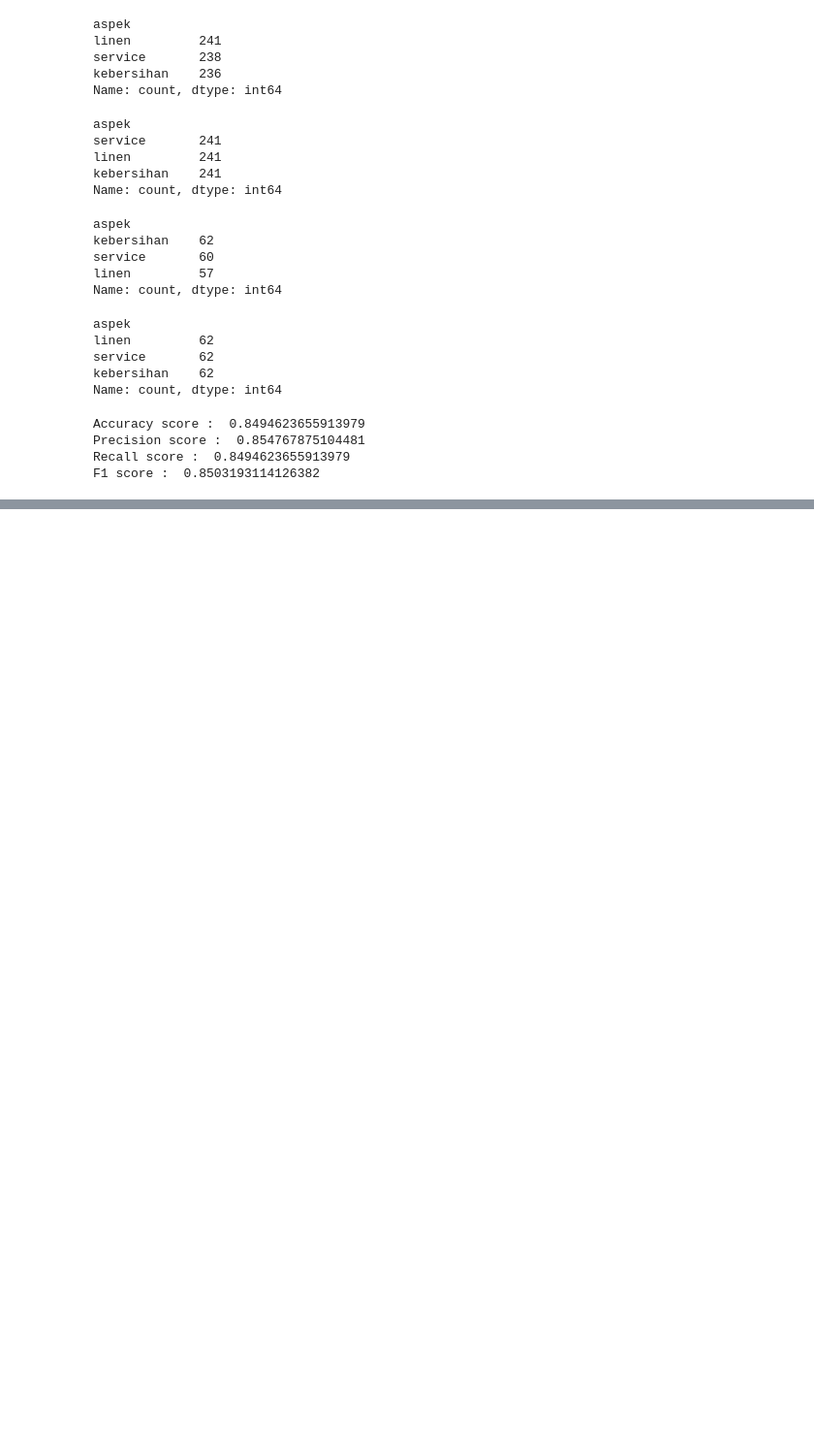
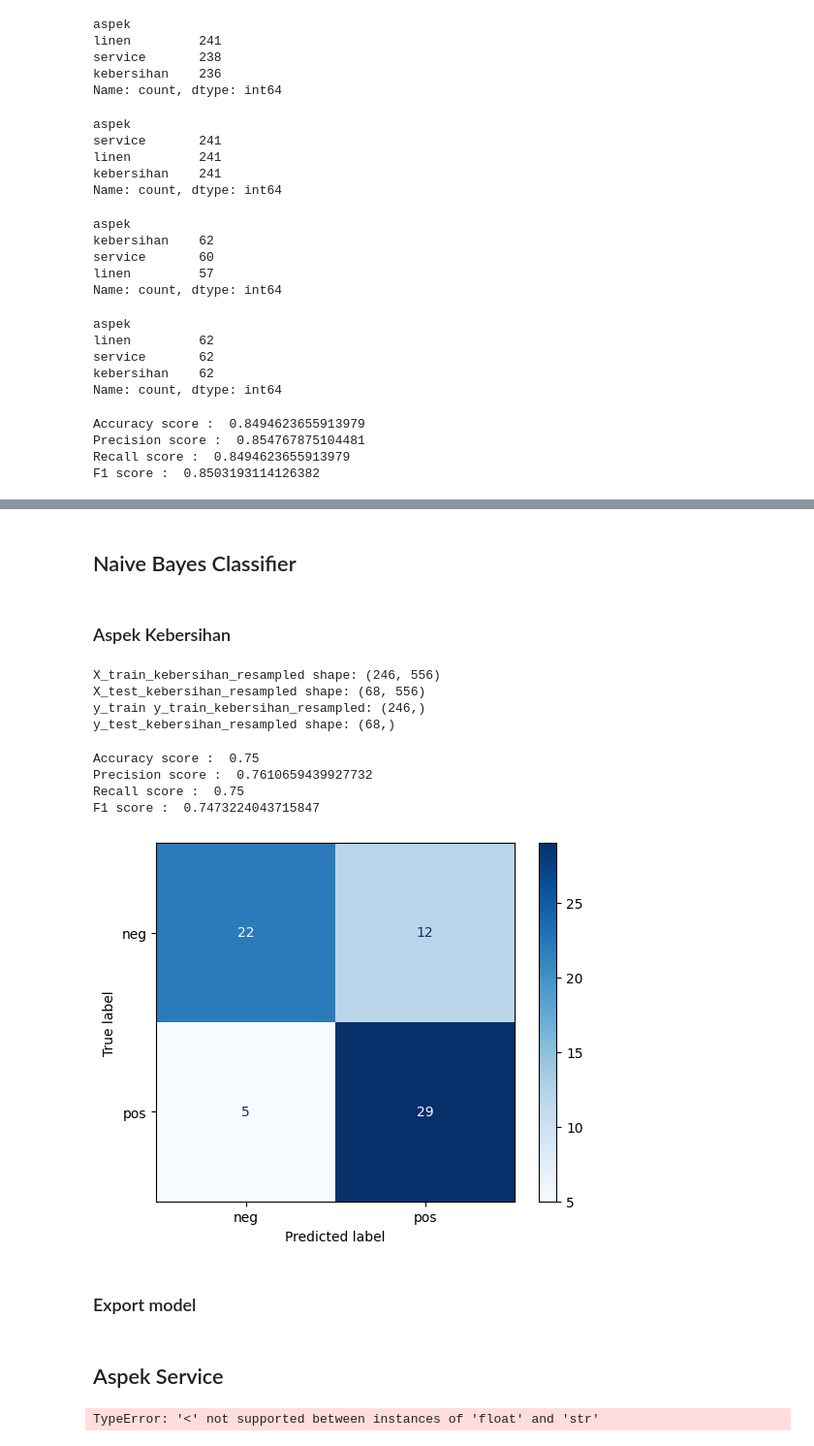
Before and after one commit to trisnawahyudiii/pmddt-kelompok-2, a Jupyter notebook: models/k-means.ipynb, the cells around one changed output, grey strips where cells are left out. Shown at 97% size. Cells and saved outputs as stored; diff of their text form; code cells hidden in the pictures; blank space fills up the shorter version.

Commit message:
feat: add per aspect classifier model

```diff
--- a/models/k-means.ipynb
+++ b/models/k-means.ipynb
@@ -615,0 +736,8 @@ F1 score :  0.8503193114126382
+# %%
+X_train_kebersihan, X_test_kebersihan, y_train_kebersihan, y_test_kebersihan = train_test_split(df_clean_kebersihan['review'], df_clean_kebersihan['label'], test_size=0.2, random_state=42)
+
+# Menampilkan hasil
+print("X_train shape:", X_train_kebersihan.shape)
+print("X_test shape:", X_test_kebersihan.shape)
+print("y_train shape:", y_train_kebersihan.shape)
+print("y_test shape:", y_test_kebersihan.shape)
@@ -615,0 +781,11 @@ F1 score :  0.8503193114126382
+# %%
+# tf_idf model
+tfidf_vectorizer_kebersihan = TfidfVectorizer()
+
+# menghitung nilai tf-idf
+train_tfidf_matrix_kebersihan = tfidf_vectorizer_kebersihan.fit_transform(X_train_kebersihan)
+test_tfidf_matrix_kebersihan = tfidf_vectorizer_kebersihan.transform(X_test_kebersihan)
+
+# Menampilkan hasil
+print(train_tfidf_matrix_kebersihan.shape)
+print(test_tfidf_matrix_kebersihan.shape)
@@ -615,0 +827,2 @@ F1 score :  0.8503193114126382
+# %% [markdown]
+## Naive Bayes Classifier
@@ -615,0 +834,39 @@ F1 score :  0.8503193114126382
+# %% [markdown]
+### Aspek Kebersihan
+# %%
+# Train
+X_train_kebersihan_resampled, y_train_kebersihan_resampled = SMOTE(random_state=42).fit_resample(train_tfidf_matrix_kebersihan, y_train_kebersihan)
+X_test_kebersihan_resampled, y_test_kebersihan_resampled = SMOTE(random_state=42).fit_resample(test_tfidf_matrix_kebersihan, y_test_kebersihan)
+
+# Menampilkan hasil
+print("X_train_kebersihan_resampled shape:", X_train_kebersihan_resampled.shape)
+print("X_test_kebersihan_resampled shape:", X_test_kebersihan_resampled.shape)
+print("y_train y_train_kebersihan_resampled:", y_train_kebersihan_resampled.shape)
+print("y_test_kebersihan_resampled shape:", y_test_kebersihan_resampled.shape)
+# %% [output]
+X_train_kebersihan_resampled shape: (246, 556)
+X_test_kebersihan_resampled shape: (68, 556)
+y_train y_train_kebersihan_resampled: (246,)
+y_test_kebersihan_resampled shape: (68,)
+# %%
+nb_kebersihan = MultinomialNB()
+nb_kebersihan.fit(X_train_kebersihan_resampled, y_train_kebersihan_resampled)
+
+y_pred_kebersihan = nb_kebersihan.predict(X_test_kebersihan_resampled)
+
+print('Accuracy score : ', accuracy_score(y_test_kebersihan_resampled, y_pred_kebersihan))
+print('Precision score : ', precision_score(y_test_kebersihan_resampled, y_pred_kebersihan, average='weighted'))
+print('Recall score : ', recall_score(y_test_kebersihan_resampled, y_pred_kebersihan, average='weighted'))
+print('F1 score : ', f1_score(y_test_kebersihan_resampled, y_pred_kebersihan, average='weighted'))
+# %% [output]
+Accuracy score :  0.75
+Precision score :  0.7610659439927732
+Recall score :  0.75
+F1 score :  0.7473224043715847
+# %%
+ConfusionMatrixDisplay.from_predictions(y_test_kebersihan_resampled, y_pred_kebersihan, cmap='Blues')
+plt.show()
+# %% [output]
+[figure, added]
+# %% [markdown]
+### Export model
@@ -615,0 +876,14 @@ F1 score :  0.8503193114126382
+# %% [markdown]
+## Aspek Service
+# %%
+# Train
+X_train_service_resampled, y_train_service_resampled = SMOTE(random_state=42).fit_resample(train_tfidf_matrix_service, y_train_service)
+X_test_service_resampled, y_test_service_resampled = SMOTE(random_state=42).fit_resample(test_tfidf_matrix_service, y_test_service)
+
+# Menampilkan hasil
+print("X_train_service_resampled shape:", X_train_service_resampled.shape)
+print("X_test_service_resampled shape:", X_test_service_resampled.shape)
+print("y_train y_train_service_resampled:", y_train_service_resampled.shape)
+print("y_test_service_resampled shape:", y_test_service_resampled.shape)
+# %% [output]
+TypeError: '<' not supported between instances of 'float' and 'str'
```
Also changed, not shown: parts of 40 cells of this notebook, 34 other files.
